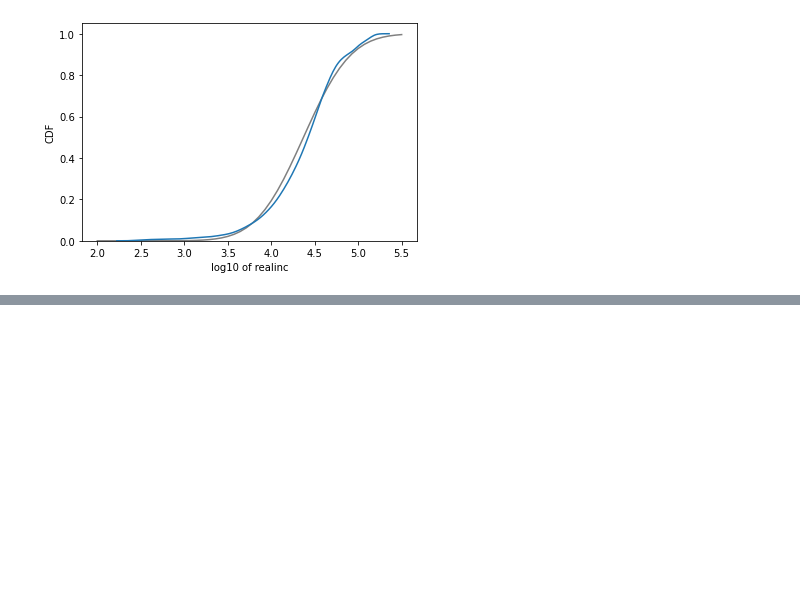
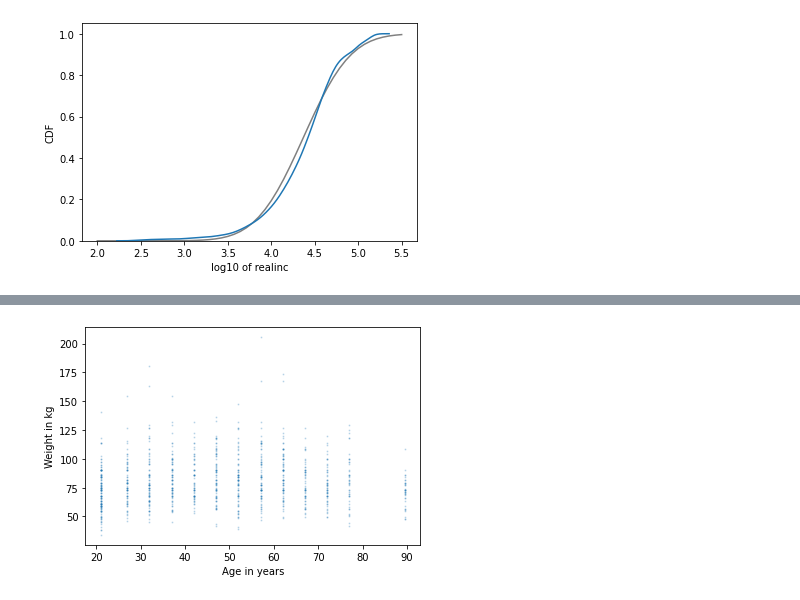
Before and after one commit to johnhhu2020/DataCamp-Data-Scientist-with-Python-Track, a Jupyter notebook: DataCamp Exploratory Data Analysis in Python.ipynb, the cells around one changed output, grey strips where cells are left out. Saved outputs shown, nothing was run; the diff lists cells and outputs as text; code cells hidden in the pictures; blank space fills up the shorter version.

```diff
--- a/DataCamp Exploratory Data Analysis in Python.ipynb
+++ b/DataCamp Exploratory Data Analysis in Python.ipynb
@@ -1420,0 +1536,17 @@ plt.show()
+# %%
+# Select the first 1000 respondents
+brfss = brfss[:1000]
+
+# Extract age and weight
+age = brfss['AGE']
+weight = brfss['WTKG3']
+
+# Make a scatter plot
+plt.plot(age, weight, 'o', alpha=0.2, markersize=1)
+
+plt.xlabel('Age in years')
+plt.ylabel('Weight in kg')
+
+plt.show()
+# %% [output]
+[figure, added]
```
Also changed, not shown: parts of 16 cells of this notebook.
